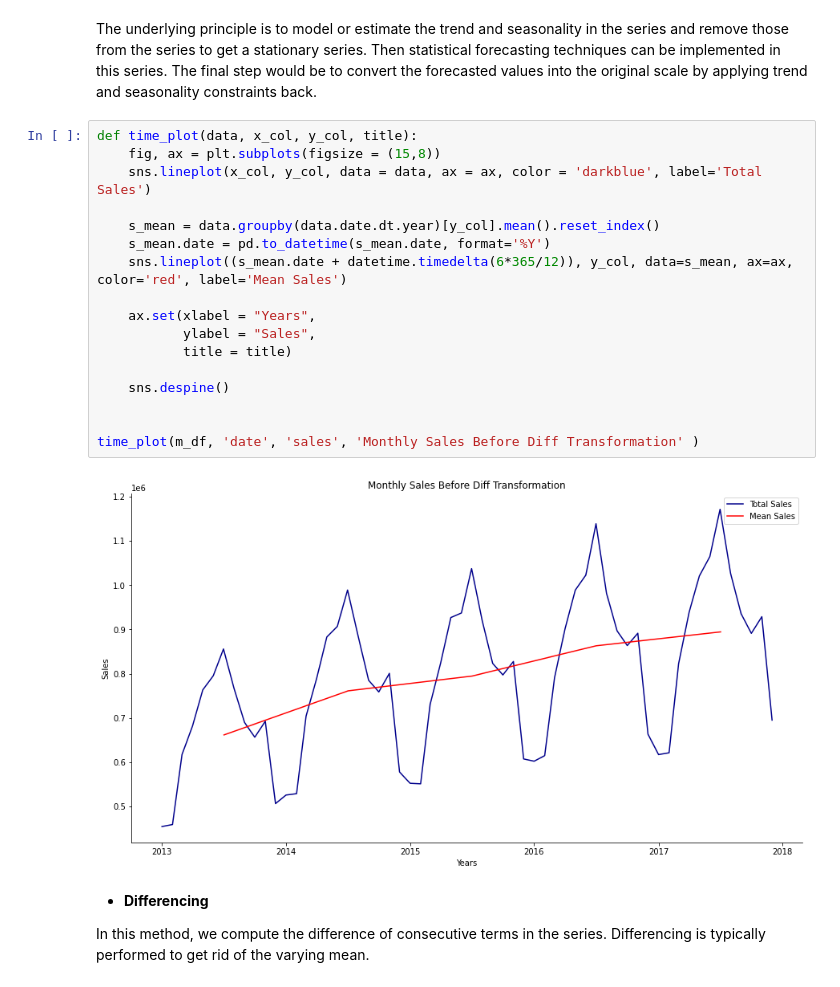
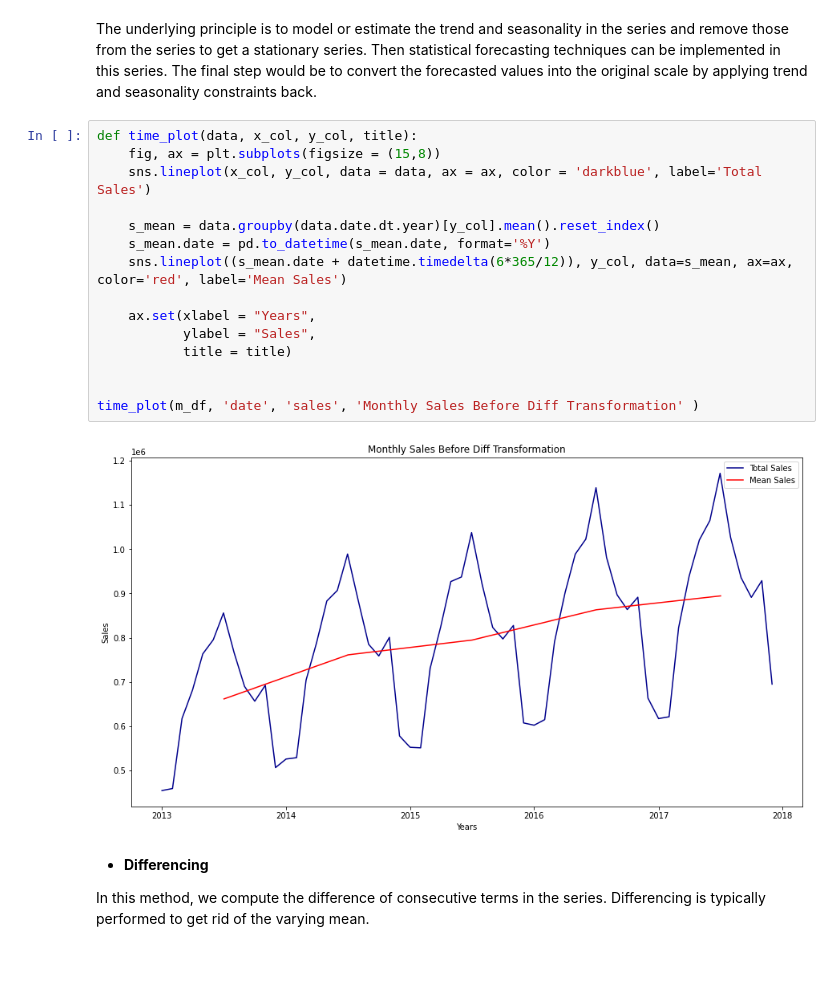
Before and after one commit to badl7/Forecasting_future_sales, a Jupyter notebook: forecasting-future-sales-using-machine-learning.ipynb, the cells around one changed output. Drawn from its saved outputs; the diff is of its cells as text.

```diff
--- a/forecasting-future-sales-using-machine-learning.ipynb
+++ b/forecasting-future-sales-using-machine-learning.ipynb
@@ -265,22 +269,20 @@ The underlying principle is to model or estimate the trend and seasonality in th
 # %%
 def time_plot(data, x_col, y_col, title):
     fig, ax = plt.subplots(figsize = (15,8))
     sns.lineplot(x_col, y_col, data = data, ax = ax, color = 'darkblue', label='Total Sales')
 
     s_mean = data.groupby(data.date.dt.year)[y_col].mean().reset_index()
     s_mean.date = pd.to_datetime(s_mean.date, format='%Y')
     sns.lineplot((s_mean.date + datetime.timedelta(6*365/12)), y_col, data=s_mean, ax=ax, color='red', label='Mean Sales')
 
     ax.set(xlabel = "Years",
            ylabel = "Sales",
            title = title)
 
-    sns.despine()
-
 
 time_plot(m_df, 'date', 'sales', 'Monthly Sales Before Diff Transformation' )
 # %% [output]
-[figure, old version]
+[figure, new version]
 # %% [markdown]
 * **Differencing**
 
```
Also changed, not shown: parts of 17 cells of this notebook.
